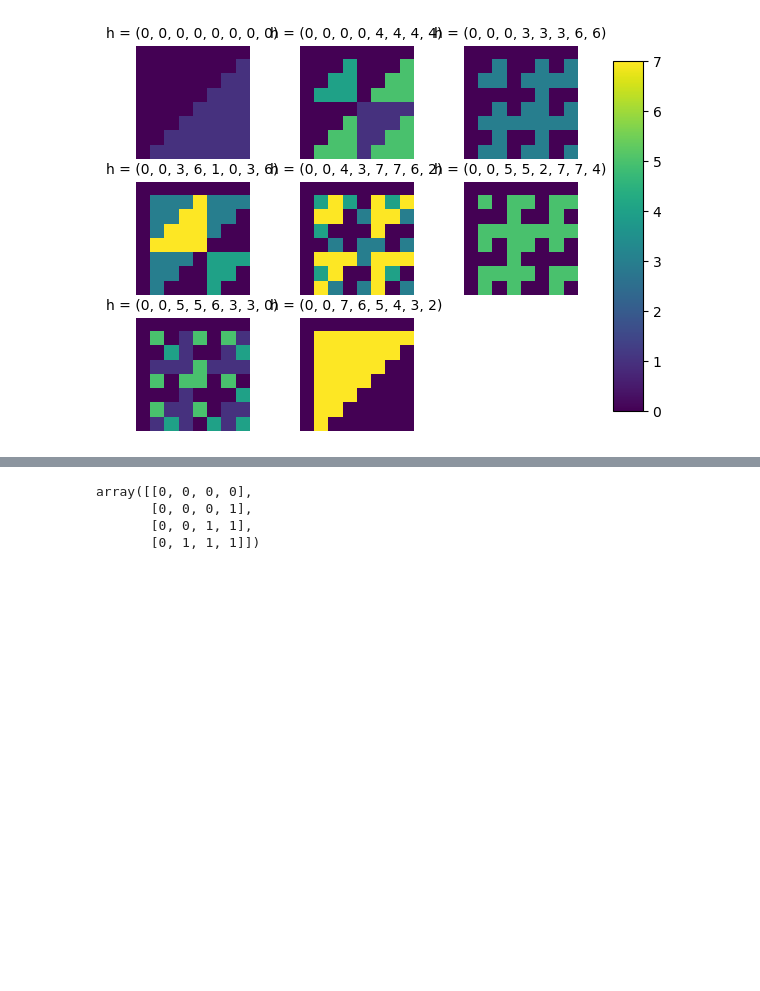
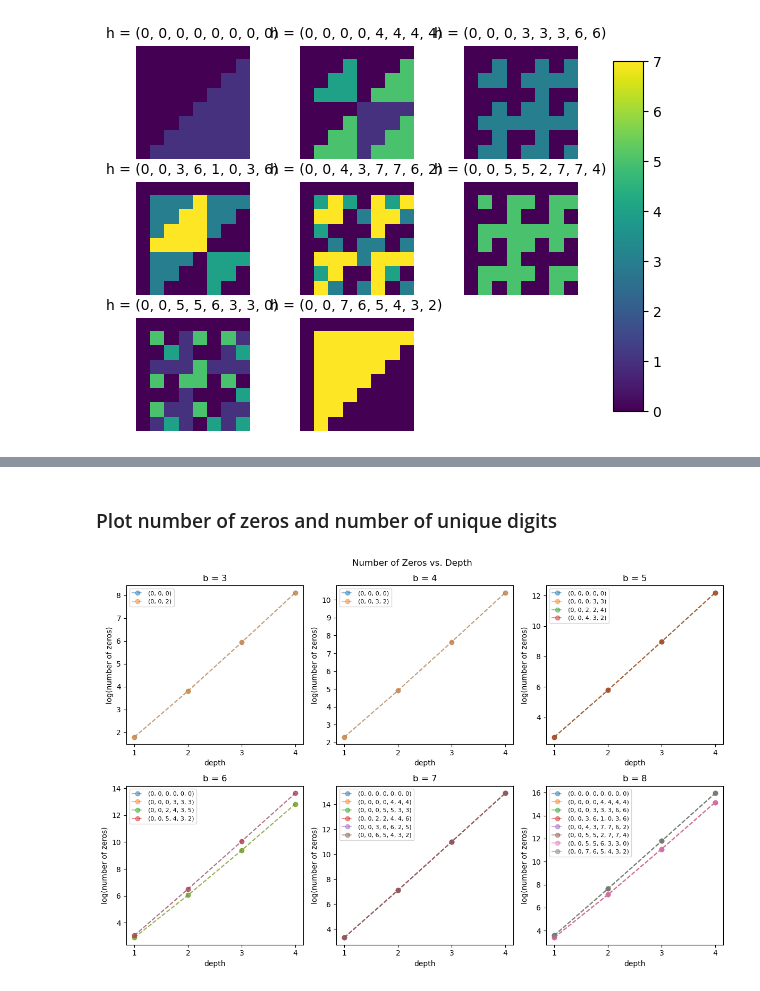
Before and after one commit to cutterdawes/BaseAddition, a Jupyter notebook: carry_tables.ipynb, the cells around one changed output, grey strips where cells are left out. Drawn from its saved outputs; the diff is of its cells as text; code cells hidden in the pictures; blank space fills up the shorter version.

Commit message:
Added charts looking at statistical measures of complexity

```diff
--- a/carry_tables.ipynb
+++ b/carry_tables.ipynb
@@ -131,7 +132,14 @@ for t in range(g.d**len(g.vals) - 1):
-# %%
-all_tables[4]['(0, 0, 0, 0)']
-# %% [output]
-array([[0, 0, 0, 0],
-       [0, 0, 0, 1],
-       [0, 0, 1, 1],
-       [0, 1, 1, 1]])
+# %%
+# initialize dictionaries
+num_zeros_vs_depth = {b: {h: [] for h in all_tables[b].keys()} for b in range(3, 9)}
+num_digits_vs_depth = {b: {h: [] for h in all_tables[b].keys()} for b in range(3, 9)}
+
+# iterate through bases and h's
+for b in tqdm_notebook(range(3, 9)):
+    for h in all_tables[b].keys():
+        for depth in range(1, 5):
+            table = functions.construct_product_table(all_tables[b][h], depth=depth)
+            num_zeros = table.size - np.count_nonzero(table)
+            num_zeros_vs_depth[b][h].append(num_zeros)
+            num_digits = len(np.unique(table))
+            num_digits_vs_depth[b][h].append(num_digits)
@@ -137,0 +152,19 @@ array([[0, 0, 0, 0],
+# %% [markdown]
+### Plot number of zeros and number of unique digits
+# %%
+fig, axes = plt.subplots(2, 3, figsize=(12, 8))
+axes = axes.flatten()
+for i in range(len(axes)):
+    ax = axes[i]
+    tables = all_tables[i+3]
+    for h in tables.keys():
+        ax.plot(np.log(num_zeros_vs_depth[i+3][h]), alpha=0.5, marker='o', linestyle='--', label=h)
+        ax.set_xticks([0, 1, 2, 3], [1, 2, 3, 4])
+        ax.set_xlabel('depth')
+        ax.set_ylabel('log(number of zeros)')
+        ax.set_title('b = '+str(i+3))
+        ax.legend(fontsize=8)
+    fig.suptitle('Number of Zeros vs. Depth')
+    plt.tight_layout()
+# %% [output]
+[figure, added]
```
Also changed, not shown: parts of 10 cells of this notebook.
